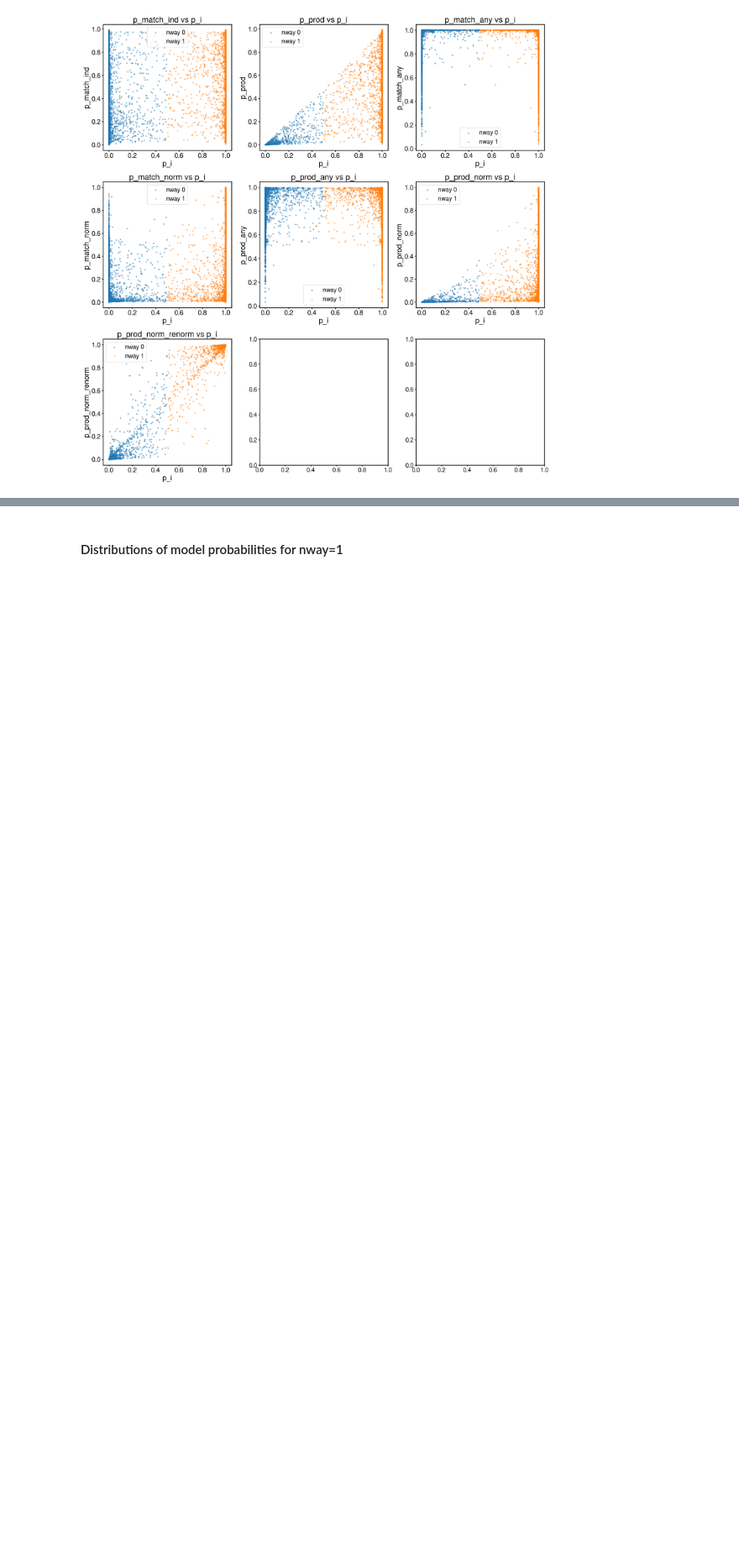
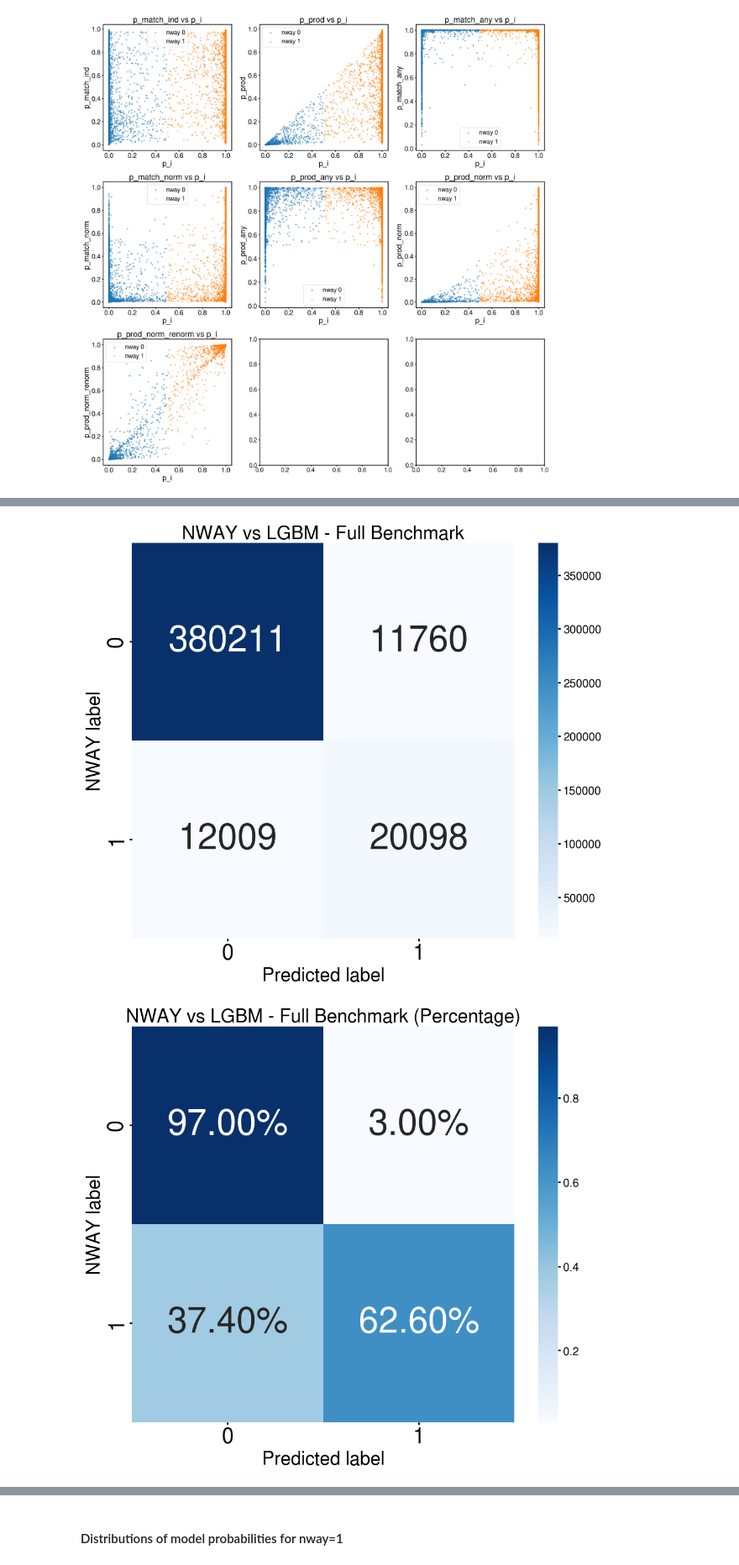
Before and after one commit to samuelperezdi/starsml, a Jupyter notebook: notebooks/analysis_probs.ipynb, the cells around one changed output, grey strips where cells are left out. Shown at 84% size. Saved outputs shown, nothing was run; the diff lists cells and outputs as text; code cells hidden in the pictures; blank space fills up the shorter version.

```diff
--- a/notebooks/analysis_probs.ipynb
+++ b/notebooks/analysis_probs.ipynb
@@ -112,0 +169,41 @@ true_labels = df['benchmark_label']
+# %%
+# Update the get_max_prob_predictions function to use the new threshold
+def get_max_prob_predictions_with_threshold(df, prob_col, threshold=0.359):
+    # identify max probability for each group
+    idx = df.groupby('csc21_name')[prob_col].idxmax()
+
+    # create a new column with 0s
+    df['pred'] = 0
+
+    # set 1 for the max probability in each group if it meets the threshold
+    df.loc[idx, 'pred'] = (df.loc[idx, prob_col] >= threshold).astype(int)
+
+    return df['pred']
+
+# Get predictions using the new threshold
+lgbm_pred_threshold = get_max_prob_predictions_with_threshold(df, 'p_match_ind', threshold=0.359)
+
+# Define a function to plot confusion matrices for different subsets
+def plot_confusion_matrices_for_subsets(df, true_labels, pred_labels, title_prefix):
+    # Full benchmark
+    plot_confusion_matrix(true_labels, pred_labels, f'{title_prefix} - Full Benchmark')
+
+    # Nmatch = 2
+    df_nmatch_2 = df[df['count'] == 2]
+    true_labels_nmatch_2 = df_nmatch_2['benchmark_label']
+    pred_labels_nmatch_2 = get_max_prob_predictions_with_threshold(df_nmatch_2, 'p_match_ind', threshold=0.359)
+    plot_confusion_matrix(true_labels_nmatch_2, pred_labels_nmatch_2, f'{title_prefix} - n_match = 2')
+
+    # Nmatch > 2
+    df_nmatch_gt_2 = df[df['count'] > 2]
+    true_labels_nmatch_gt_2 = df_nmatch_gt_2['benchmark_label']
+    pred_labels_nmatch_gt_2 = get_max_prob_predictions_with_threshold(df_nmatch_gt_2, 'p_match_ind', threshold=0.359)
+    plot_confusion_matrix(true_labels_nmatch_gt_2, pred_labels_nmatch_gt_2, f'{title_prefix} - n_match > 2')
+
+bayesian_pred = get_max_prob_predictions(df, 'p_i')
+
+# Plot confusion matrices for NWAY vs RF with the new threshold
+plot_confusion_matrices_for_subsets(df, bayesian_pred, lgbm_pred_threshold, 'NWAY vs LGBM')
+# %% [output]
+[figure, added]
+[figure, added]
```
Also changed, not shown: parts of 24 cells of this notebook, 9 other files.
